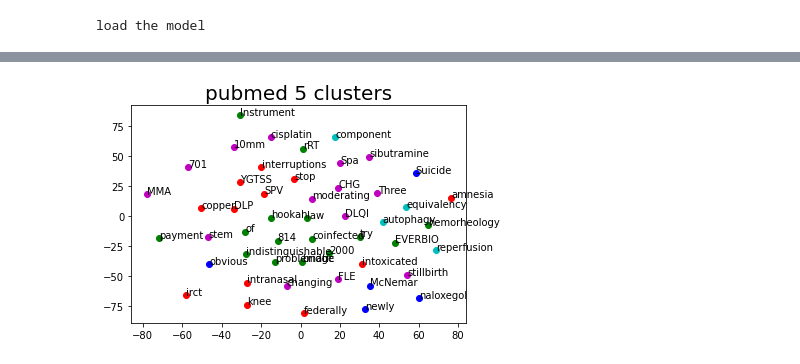
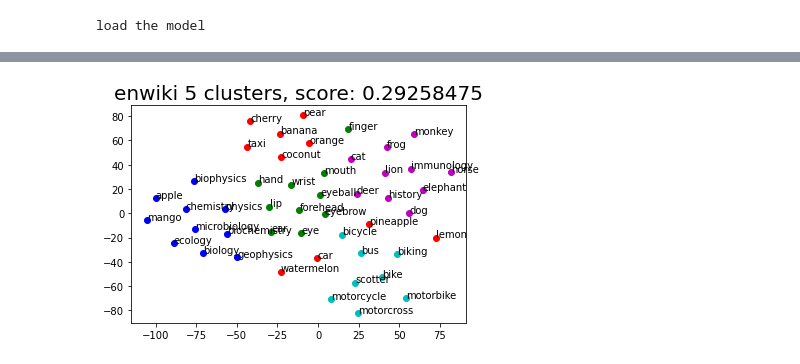
Before and after one commit to YiweiMelodyChen/NLP-Course-XJTU, a Jupyter notebook: Assignment1/glove.ipynb, the cells around one changed output, grey strips where cells are left out. Saved outputs shown, nothing was run; the diff lists cells and outputs as text; code cells hidden in the pictures.

```diff
--- a/Assignment1/glove.ipynb
+++ b/Assignment1/glove.ipynb
@@ -15,6 +13,6 @@ file_path = './dataset/pubmed-choose.txt'
 # %%
 model = gensim.models.KeyedVectors.load_word2vec_format(
-        '/home/chenyiwei/Projects/NLP/Assignment1/model/pubmed_glove_vectors.txt', binary=False)
+        '/home/chenyiwei/Projects/NLP/Assignment1/model/enwiki_glove_vectors.txt', binary=False)
 print('load the model')
 # %% [output]
 load the model
@@ -60,7 +58,7 @@ dataset_embedded = TSNE(n_components=2, early_exaggeration=6).fit_transform(data
 # %%
 for num_cluster in range(2, 8):
     # do the kmeans algorithm
-    km_cluster = KMeans(n_clusters=num_cluster, max_iter=1000, init='k-means++')
+    km_cluster = KMeans(n_clusters=num_cluster, max_iter=3000, init='k-means++')
     km_cluster.fit(dataset)
     # start draw the image
     cents = km_cluster.cluster_centers_  # the centroid
@@ -69,6 +67,7 @@ for num_cluster in range(2, 8):
         print(idx)
         plt.scatter(dataset_embedded[idx][0], dataset_embedded[idx][1], c='r', marker='*')'''
     labels = km_cluster.labels_
+    score = metrics.silhouette_score(dataset_embedded, labels)
     mark = ['b', 'g', 'r', 'c', 'm', 'y', 'k']
     j = 0   # to count the point in the dataset
     '''flag = 0   # to judge which cluster should the point belog
@@ -86,7 +85,7 @@ for num_cluster in range(2, 8):
     for label in labels:
         plt.scatter(dataset_embedded[j][0], dataset_embedded[j][1], c=mark[label])
         j += 1
-    plt.title('pubmed '+str(num_cluster)+' clusters', fontsize=20)
-    plt.savefig('./pubmed_image/pubmed_glove_' + str(num_cluster) + '_clusters.jpg')
+    plt.title('enwiki '+str(num_cluster)+' clusters, score: ' + str(score), fontsize=20)
+    plt.savefig('./enwiki_image/enwiki_score_glove_' + str(num_cluster) + '_clusters.jpg')
     plt.show()
 # %% [output]
@@ -99,12 +98,12 @@ for num_cluster in range(2, 8):
 # %%
-# words= ['eye','ear','eyeball','mouth',"eyebrow","wrist","lip","hand","finger",'forehead','bike','biking','motorcycle','scotter','bicycle','motorbike','motorcross','bus','car','taxi','orange','banana','watermelon','pineapple','pear',"cherry",'lemon','coconut','apple','mango','chemistry','physics','biology','geophysics','microbiology',"ecology",'biochemistry','biophysics','immunology','history']
-# word1 = ['dog','elephant','lion','horse','cat','deer','monkey','frog','duck','rabbit']
-# words = words + word1
+words= ['eye','ear','eyeball','mouth',"eyebrow","wrist","lip","hand","finger",'forehead','bike','biking','motorcycle','scotter','bicycle','motorbike','motorcross','bus','car','taxi','orange','banana','watermelon','pineapple','pear',"cherry",'lemon','coconut','apple','mango','chemistry','physics','biology','geophysics','microbiology',"ecology",'biochemistry','biophysics','immunology','history']
+word1 = ['dog','elephant','lion','horse','cat','deer','monkey','frog','duck','rabbit']
+words = words + word1
 # %%
-words = []
-w_list = ['injection','system', 'acid', 'disease', 'syndrome']
-for w in w_list:
-    list = model.most_similar(w)
-    for item in list:
-        words.append(item[0])
-words
+# words = []
+# w_list = ['injection','system', 'acid', 'disease', 'syndrome']
+# for w in w_list:
+#     list = model.most_similar(w)
+#     for item in list:
+#         words.append(item[0])
+# words
@@ -129,29 +110,35 @@ words
 # %%
 dataset2 = []
 for word in words:
     try:
         dataset2.append(model.get_vector(word))
     except:
         pass
 dataset_embedded = TSNE(n_components=2, early_exaggeration=6).fit_transform(dataset2)
         # for diff num of clusters, to do the cluster algorithm
 for num_cluster in range(5, 6):
     # do the kmeans algorithm
-    km_cluster = KMeans(n_clusters=num_cluster, max_iter=1000, init='k-means++')
+    km_cluster = KMeans(n_clusters=num_cluster, max_iter=3000, init='k-means++')
     km_cluster.fit(dataset2)
     # start draw the image
     cents = km_cluster.cluster_centers_  # the centroid
 
     labels = km_cluster.labels_
+    score = metrics.silhouette_score(dataset_embedded, labels)
     mark = ['b', 'g', 'r', 'c', 'm', 'y', 'k']
     j = 0   # to count the point in the dataset
+
+    from sklearn import metrics
+    score = metrics.silhouette_score(dataset_embedded, labels)
+
+
 
     for label in labels:
         plt.scatter(dataset_embedded[j][0], dataset_embedded[j][1], c=mark[label])
         plt.annotate(words[j],xy=(dataset_embedded[j][0], dataset_embedded[j][1]),xytext=(dataset_embedded[j][0]+0.1, dataset_embedded[j][1]+0.1))
         j += 1
-    plt.title('pubmed '+str(num_cluster)+' clusters', fontsize=20)
-    plt.savefig('./pubmed_image/' + 'pubmed_glove_CaseStudy_'+ str(num_cluster) + '_cluster.jpg',dpi=500)
+    plt.title('enwiki '+str(num_cluster)+' clusters, score: ' + str(score) , fontsize=20)
+    plt.savefig('./enwiki_image/' + 'enwiki_score_glove_CaseStudy_'+ str(num_cluster) + '_cluster.jpg',dpi=500)
     plt.show()
 # %% [output]
-[figure, old version]
+[figure, new version]
```
Also changed, not shown: parts of 6 cells of this notebook, 1 other file.
